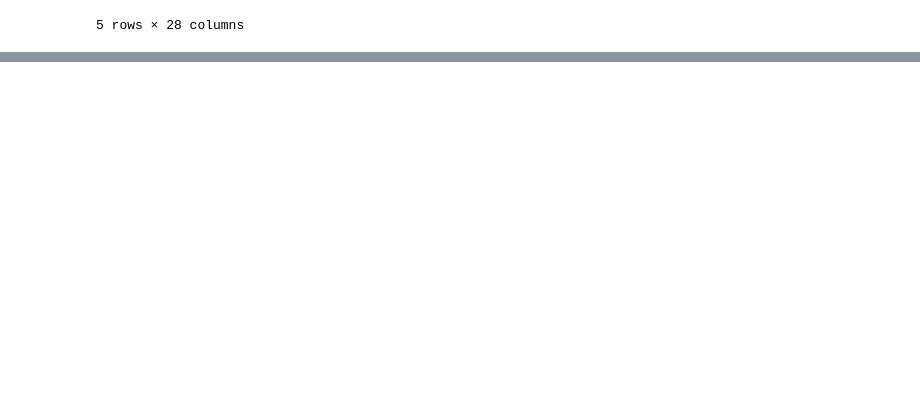
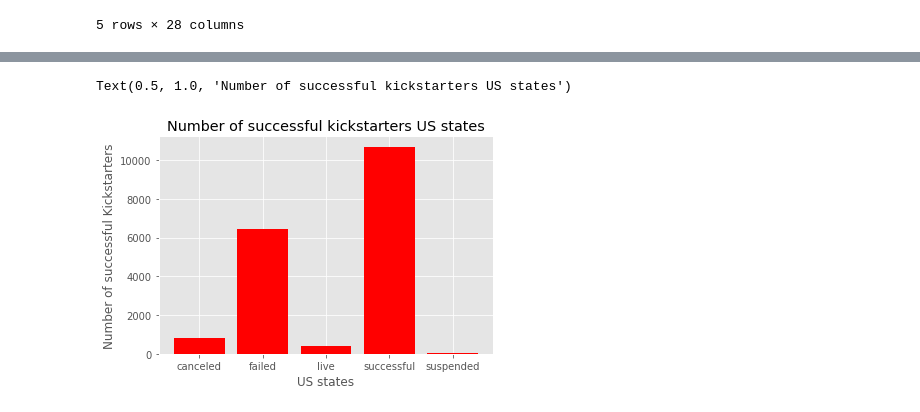
Before and after one commit to shwetasharmaeco/kickstarter_analysis, a Jupyter notebook: kickstarter_study.ipynb, the cells around one changed output, grey strips where cells are left out. Drawn from its saved outputs; the diff is of its cells as text; code cells hidden in the pictures; blank space fills up the shorter version.

```diff
--- a/kickstarter_study.ipynb
+++ b/kickstarter_study.ipynb
@@ -493,0 +544,9 @@ US_df
+# %%
+# absolute number of successes in top 5 US states
+plt.bar(x[:5], y[:5] , color = "red")
+plt.xlabel("US states")
+plt.ylabel("Number of successful Kickstarters")
+plt.title("Number of successful kickstarters US states")
+# %% [output]
+Text(0.5, 1.0, 'Number of successful kickstarters US states')
+[figure, added]
```
Also changed, not shown: parts of 28 cells of this notebook.
